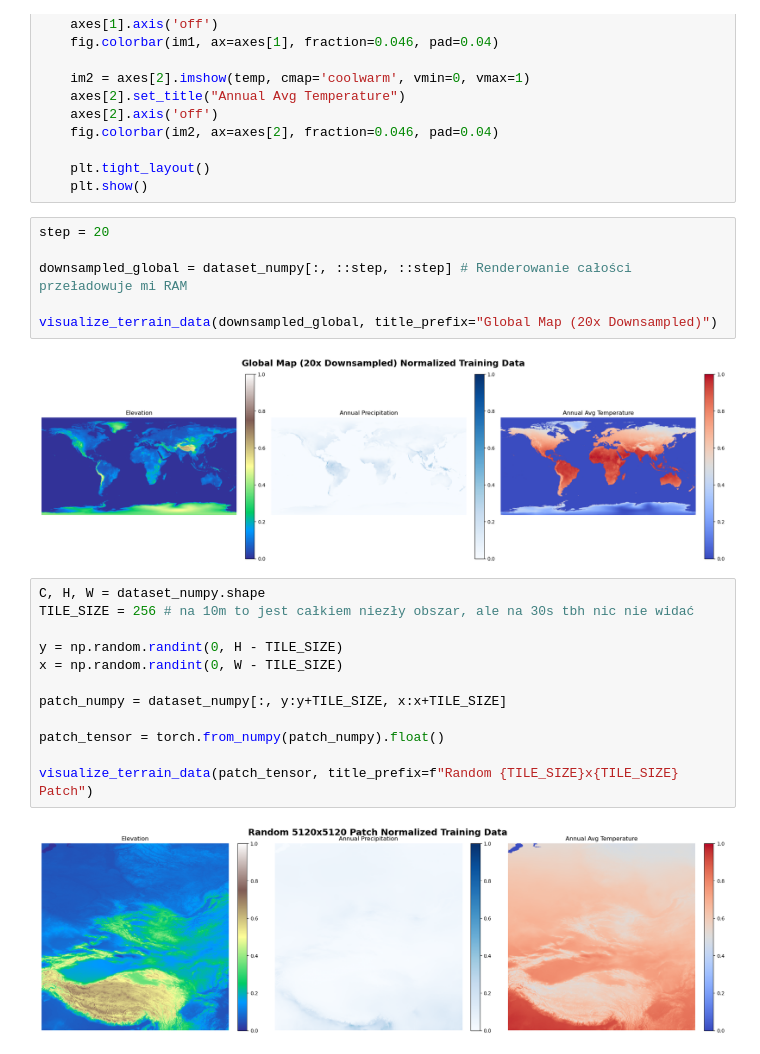
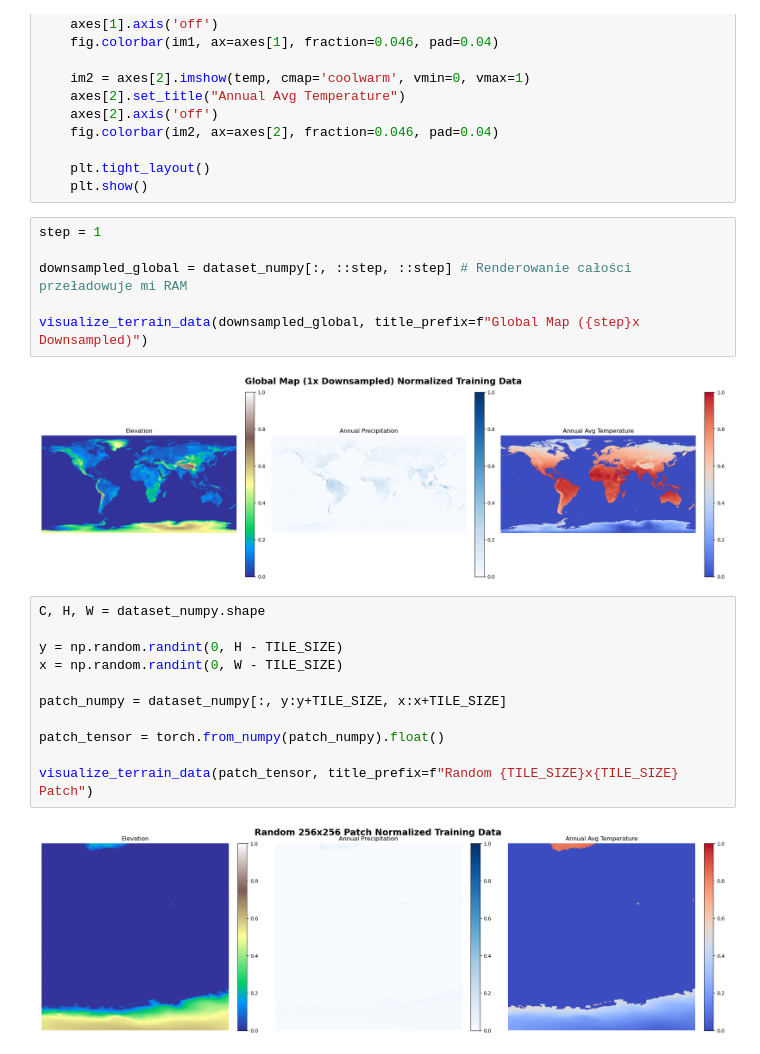
Before and after one commit to shpog/Deep-Learning-Terrain-Generator, a Jupyter notebook: notebooks/01_data_visualisation.ipynb, the cells around one changed output. Saved outputs shown, nothing was run; the diff lists cells and outputs as text.

```diff
--- a/notebooks/01_data_visualisation.ipynb
+++ b/notebooks/01_data_visualisation.ipynb
@@ -68,24 +69,23 @@ def visualize_terrain_data(data_input, title_prefix="WorldClim"):
     plt.tight_layout()
     plt.show()
 # %%
-step = 20
+step = 1
 
 downsampled_global = dataset_numpy[:, ::step, ::step] # Renderowanie całości przeładowuje mi RAM
 
-visualize_terrain_data(downsampled_global, title_prefix="Global Map (20x Downsampled)")
+visualize_terrain_data(downsampled_global, title_prefix=f"Global Map ({step}x Downsampled)")
 # %% [output]
-[figure, old version]
+[figure, new version]
 # %%
 C, H, W = dataset_numpy.shape
-TILE_SIZE = 256 # na 10m to jest całkiem niezły obszar, ale na 30s tbh nic nie widać
 
 y = np.random.randint(0, H - TILE_SIZE)
 x = np.random.randint(0, W - TILE_SIZE)
 
 patch_numpy = dataset_numpy[:, y:y+TILE_SIZE, x:x+TILE_SIZE]
 
 patch_tensor = torch.from_numpy(patch_numpy).float()
 
 visualize_terrain_data(patch_tensor, title_prefix=f"Random {TILE_SIZE}x{TILE_SIZE} Patch")
 # %% [output]
-[figure, old version]
+[figure, new version]
```
Also changed, not shown: parts of 3 cells of this notebook, 5 other files.
